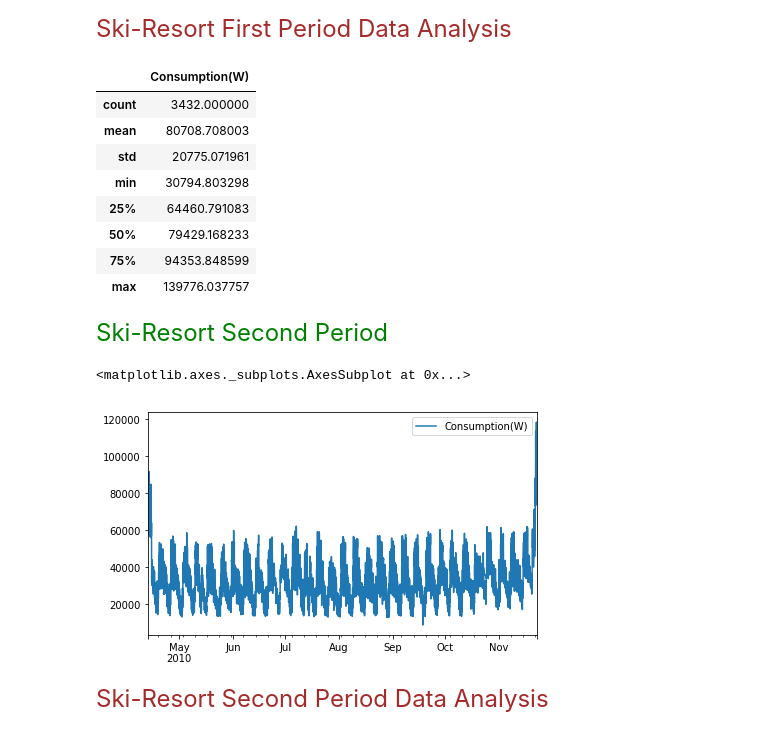
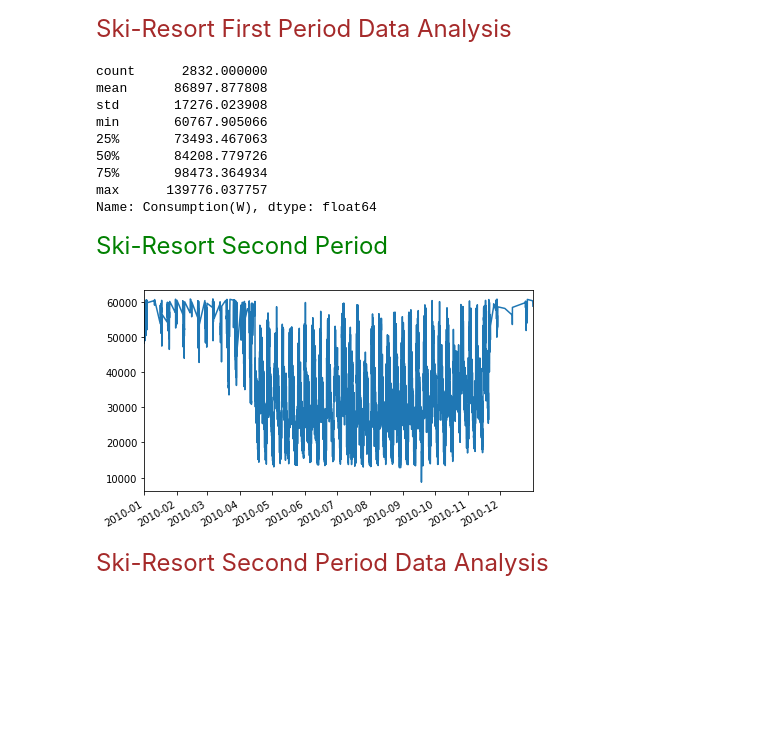
Before and after one commit to maxnavarrollaven/Distributed-Generation-Project, a Jupyter notebook: Study of the mountain village.ipynb, the cells around one changed output. Saved outputs shown, nothing was run; the diff lists cells and outputs as text; code cells hidden in the pictures; blank space fills up the shorter version.

```diff
--- a/Study of the mountain village.ipynb
+++ b/Study of the mountain village.ipynb
@@ -240,23 +247,22 @@ pd.concat([load_ski_station["2010-01-01":"2010-04-13"],load_ski_station["2010-11
 # %% [markdown]
 <font size="5" color='brown'>Ski-Resort First Period Data Analysis</font>
-# %%
-pd.concat([load_ski_station["2010-01-01":"2010-04-13"],load_ski_station["2010-11-22":"2010-12-31"]]).describe()
-# %% [output]
-|  | Consumption(W) |
-| count | 3432.000000 |
-| mean | 80708.708003 |
-| std | 20775.071961 |
-| min | 30794.803298 |
-| 25% | 64460.791083 |
-| 50% | 79429.168233 |
-| 75% | 94353.848599 |
-| max | 139776.037757 |
+# %%
+cluster_map_ski_resort[cluster_map_ski_resort.cluster == 0]['Consumption(W)'].describe()
+# %% [output]
+count      2832.000000
+mean      86897.877808
+std       17276.023908
+min       60767.905066
+25%       73493.467063
+50%       84208.779726
+75%       98473.364934
+max      139776.037757
+Name: Consumption(W), dtype: float64
 # %% [markdown]
 <font size="5" color='green'>Ski-Resort Second Period</font>
-# %%
-load_ski_station["2010-04-13":"2010-11-22"].plot()
-# %% [output]
-<matplotlib.axes._subplots.AxesSubplot at 0x...>
-[figure, removed]
+# %%
+cluster_map_ski_resort[cluster_map_ski_resort.cluster == 1]['Consumption(W)'].plot();
+# %% [output]
+[figure, added]
 # %% [markdown]
 <font size="5" color='brown'>Ski-Resort Second Period Data Analysis</font>
```
Also changed, not shown: parts of 51 cells of this notebook.
